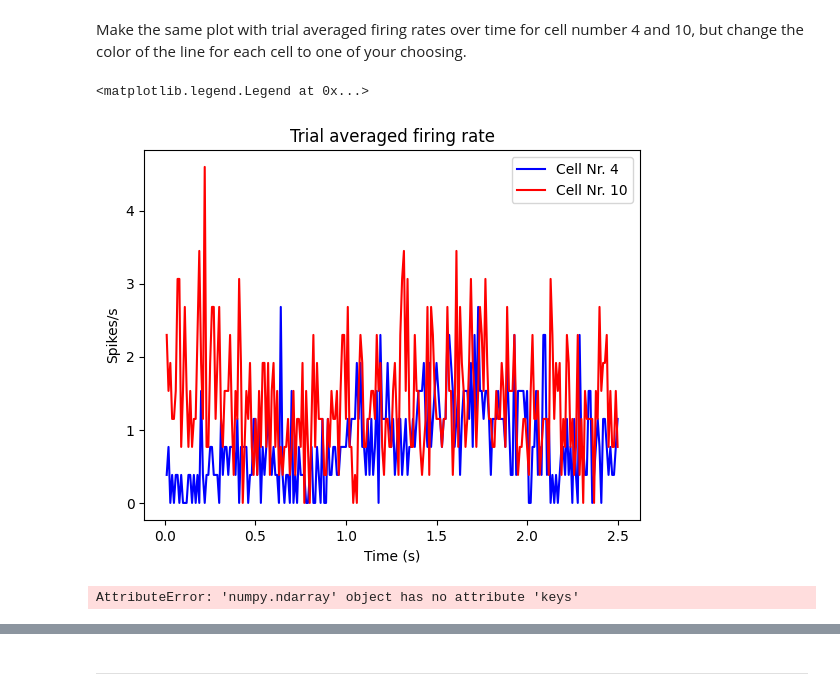
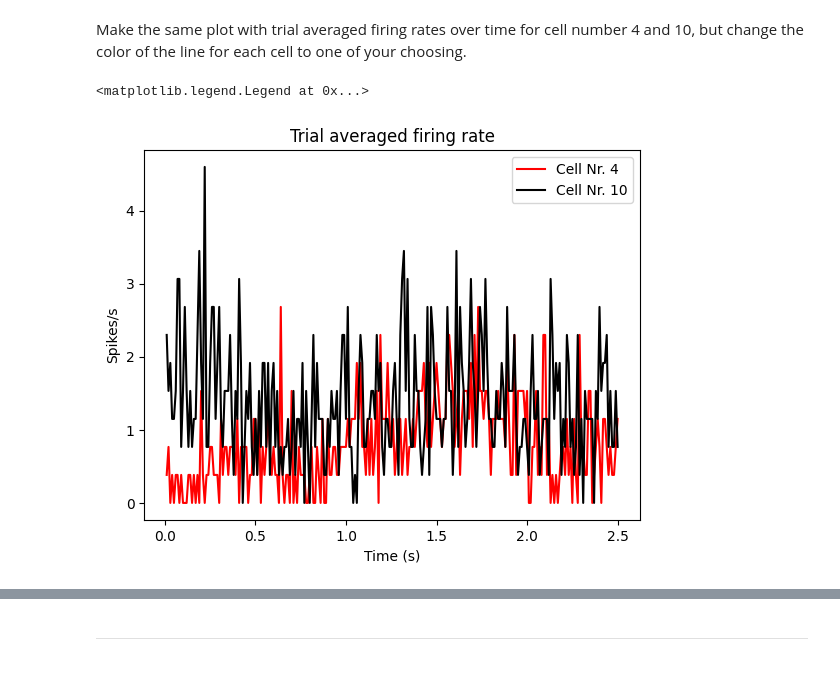
Before and after one commit to atleer/iBOTS-Intro-To-Python-For-Neuroscientists, a Jupyter notebook: day4/12 Spike Time Analysis With Pandas And Matplotlib (solution).ipynb, the cells around one changed output, grey strips where cells are left out. Cells and saved outputs as stored; diff of their text form; code cells hidden in the pictures.

```diff
--- a/day4/12 Spike Time Analysis With Pandas And Matplotlib (solution).ipynb
+++ b/day4/12 Spike Time Analysis With Pandas And Matplotlib (solution).ipynb
@@ -642,29 +571,25 @@ Make the same plot with trial averaged firing rates over time for cell number 4
 # %%
 cell_nr = 4
 dd = df[df['cell'] == cell_nr]
 rate_series = dd.groupby('time')['spike_rate'].mean()
 
 time = rate_series.keys()
 rate = rate_series.values*1E2
-plt.plot(time, rate, label = 'Cell Nr. '+ str(cell_nr), color = 'b')
+plt.plot(time, rate, label = 'Cell Nr. '+ str(cell_nr), color = 'red')
 
 cell_nr = 10
 dd = df[df['cell'] == cell_nr]
 rate_series = dd.groupby('time')['spike_rate'].mean()
 
 time = rate_series.keys()
 rate = rate_series.values*1E2
-plt.plot(time, rate, label = 'Cell Nr. '+ str(cell_nr), color = 'r')
+plt.plot(time, rate, label = 'Cell Nr. '+ str(cell_nr), color = 'black')
 
 plt.xlabel('Time (s)')
 plt.ylabel('Spikes/s')
 plt.title('Trial averaged firing rate')
 
 plt.legend()
 # %% [output]
 <matplotlib.legend.Legend at 0x...>
-[figure, old version]
+[figure, new version]
-# %%
-plt.plot(rate.keys()[:50], rate.values[:50])
-# %% [output]
-AttributeError: 'numpy.ndarray' object has no attribute 'keys'
```
Also changed, not shown: parts of 75 cells of this notebook.
